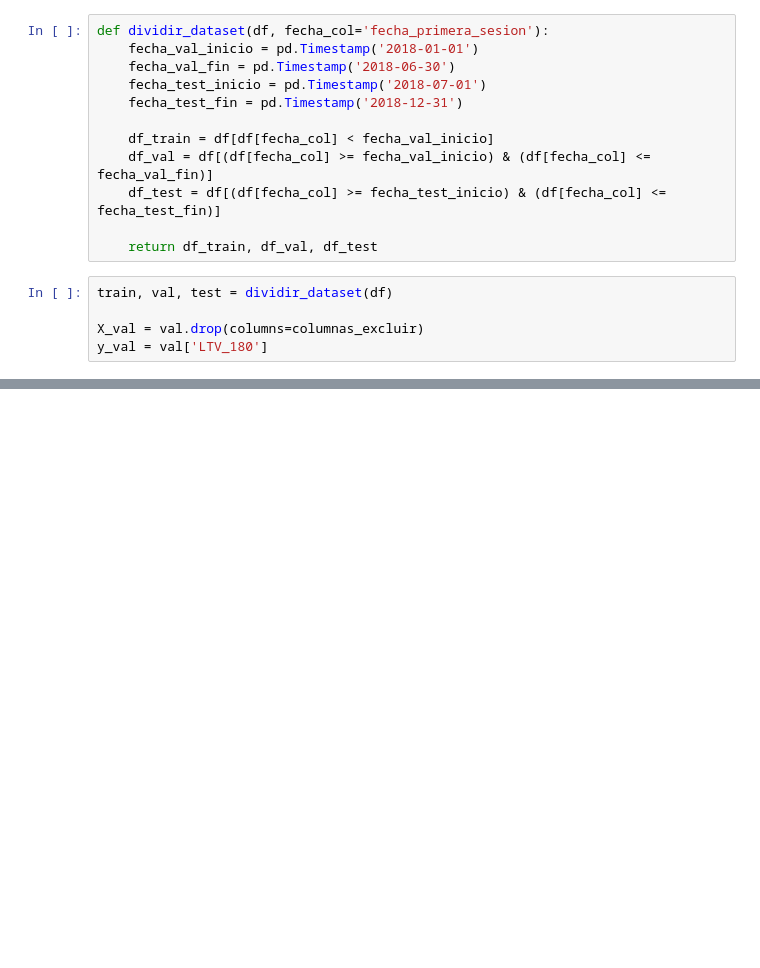
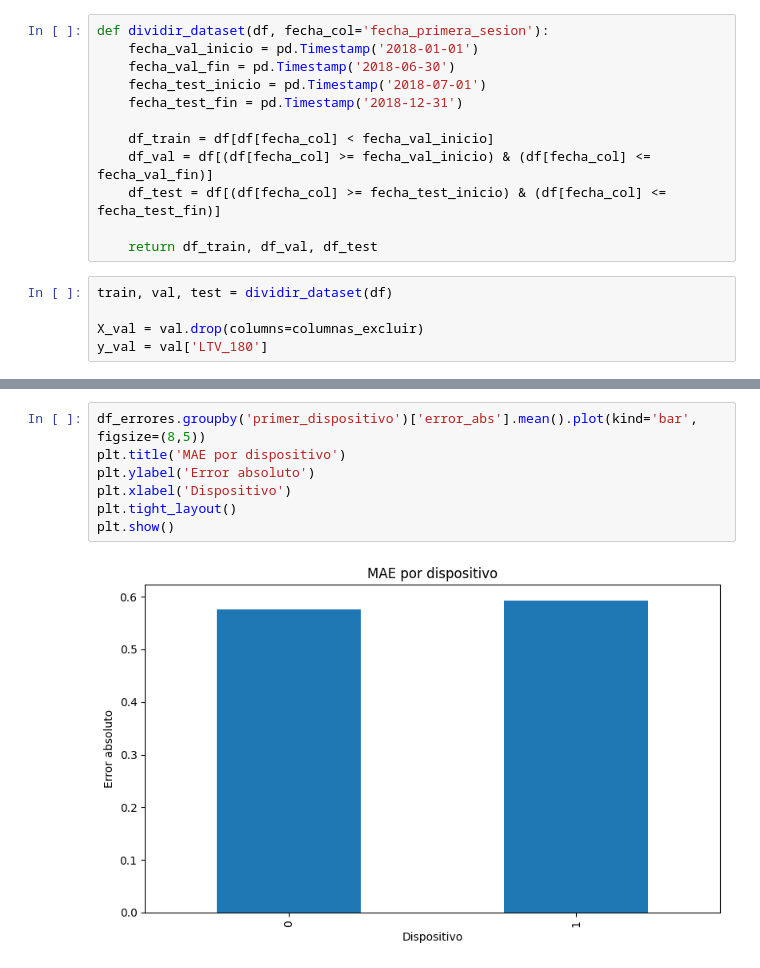
Before and after one commit to maemiliarv/DataMiningProyectoFinal, a Jupyter notebook: notebooks/04_explicabilidad_Diagnostico.ipynb, the cells around one changed output, grey strips where cells are left out. Saved outputs shown, nothing was run; the diff lists cells and outputs as text; blank space fills up the shorter version.

```diff
--- a/notebooks/04_explicabilidad_Diagnostico.ipynb
+++ b/notebooks/04_explicabilidad_Diagnostico.ipynb
@@ -120,0 +151,9 @@ plt.show()
+# %%
+df_errores.groupby('primer_dispositivo')['error_abs'].mean().plot(kind='bar', figsize=(8,5))
+plt.title('MAE por dispositivo')
+plt.ylabel('Error absoluto')
+plt.xlabel('Dispositivo')
+plt.tight_layout()
+plt.show()
+# %% [output]
+[figure, added]
```
Also changed, not shown: parts of 21 cells of this notebook.
